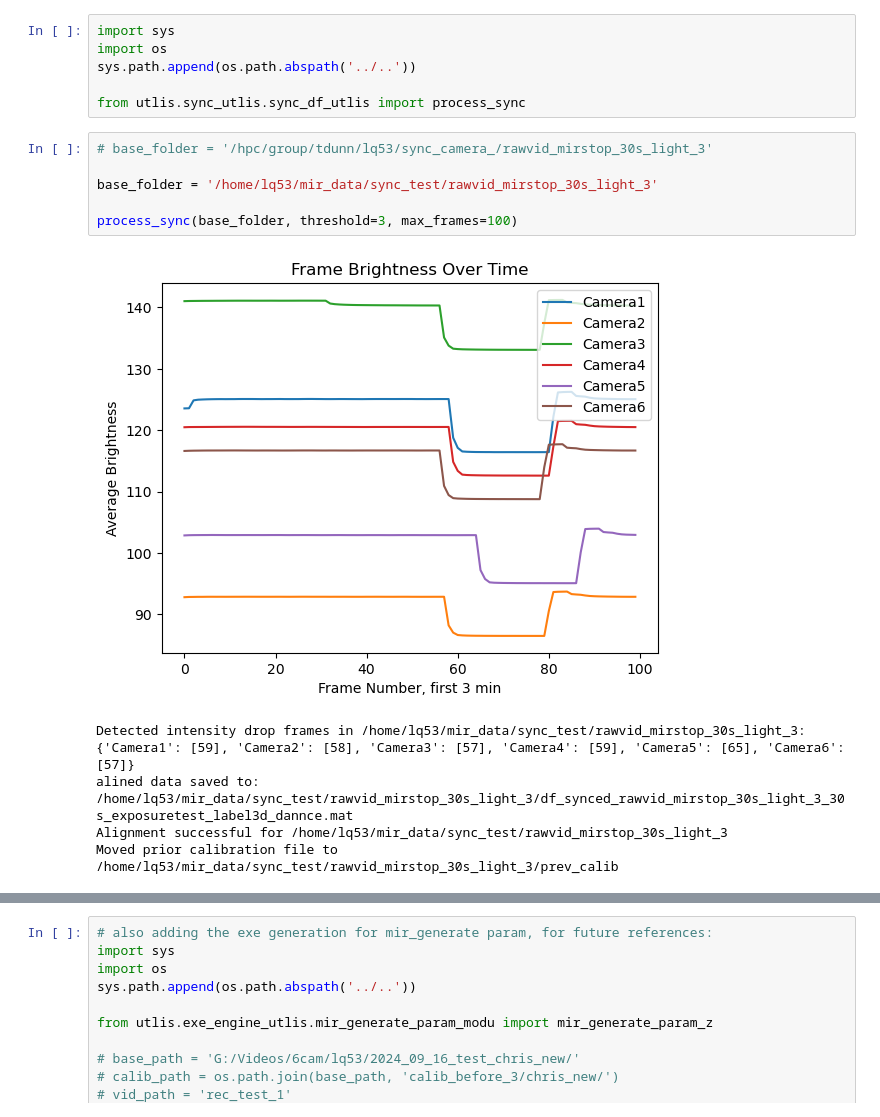
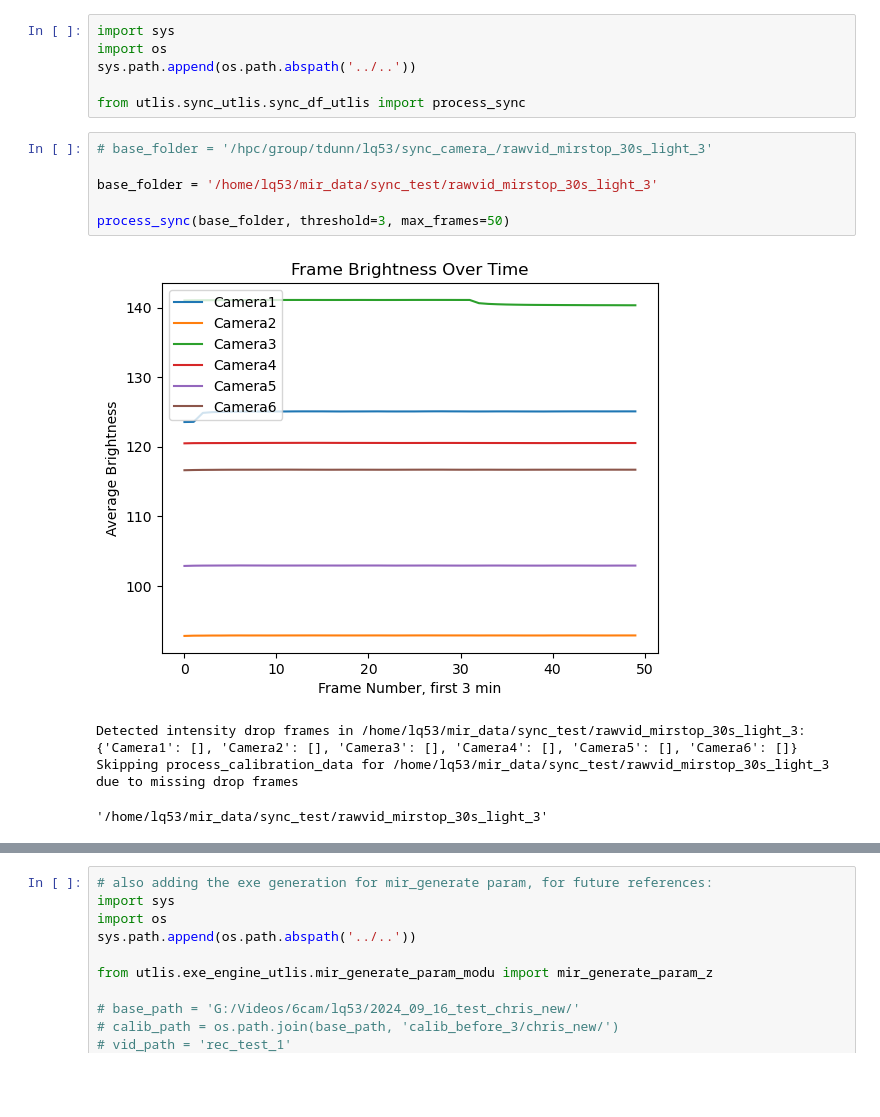
Before and after one commit to gadsfly/BBOP, a Jupyter notebook: execution/try/sync_df_from_raw_exe.ipynb, the cells around one changed output, grey strips where cells are left out. Saved outputs shown, nothing was run; the diff lists cells and outputs as text; blank space fills up the shorter version.

```diff
--- a/execution/try/sync_df_from_raw_exe.ipynb
+++ b/execution/try/sync_df_from_raw_exe.ipynb
@@ -7,12 +7,11 @@ from utlis.sync_utlis.sync_df_utlis import process_sync
 # %%
 # base_folder = '/hpc/group/tdunn/lq53/sync_camera_/rawvid_mirstop_30s_light_3'
 
 base_folder = '/home/lq53/mir_data/sync_test/rawvid_mirstop_30s_light_3'
 
-process_sync(base_folder, threshold=3, max_frames=100)
+process_sync(base_folder, threshold=3, max_frames=50)
 # %% [output]
-[figure, old version]
+[figure, new version]
-Detected intensity drop frames in /home/lq53/mir_data/sync_test/rawvid_mirstop_30s_light_3: {'Camera1': [59], 'Camera2': [58], 'Camera3': [57], 'Camera4': [59], 'Camera5': [65], 'Camera6': [57]}
-alined data saved to: /home/lq53/mir_data/sync_test/rawvid_mirstop_30s_light_3/df_synced_rawvid_mirstop_30s_light_3_30s_exposuretest_label3d_dannce.mat
-Alignment successful for /home/lq53/mir_data/sync_test/rawvid_mirstop_30s_light_3
-Moved prior calibration file to /home/lq53/mir_data/sync_test/rawvid_mirstop_30s_light_3/prev_calib
+Detected intensity drop frames in /home/lq53/mir_data/sync_test/rawvid_mirstop_30s_light_3: {'Camera1': [], 'Camera2': [], 'Camera3': [], 'Camera4': [], 'Camera5': [], 'Camera6': []}
+Skipping process_calibration_data for /home/lq53/mir_data/sync_test/rawvid_mirstop_30s_light_3 due to missing drop frames
+'/home/lq53/mir_data/sync_test/rawvid_mirstop_30s_light_3'
```
Also changed, not shown: parts of 2 cells of this notebook.
